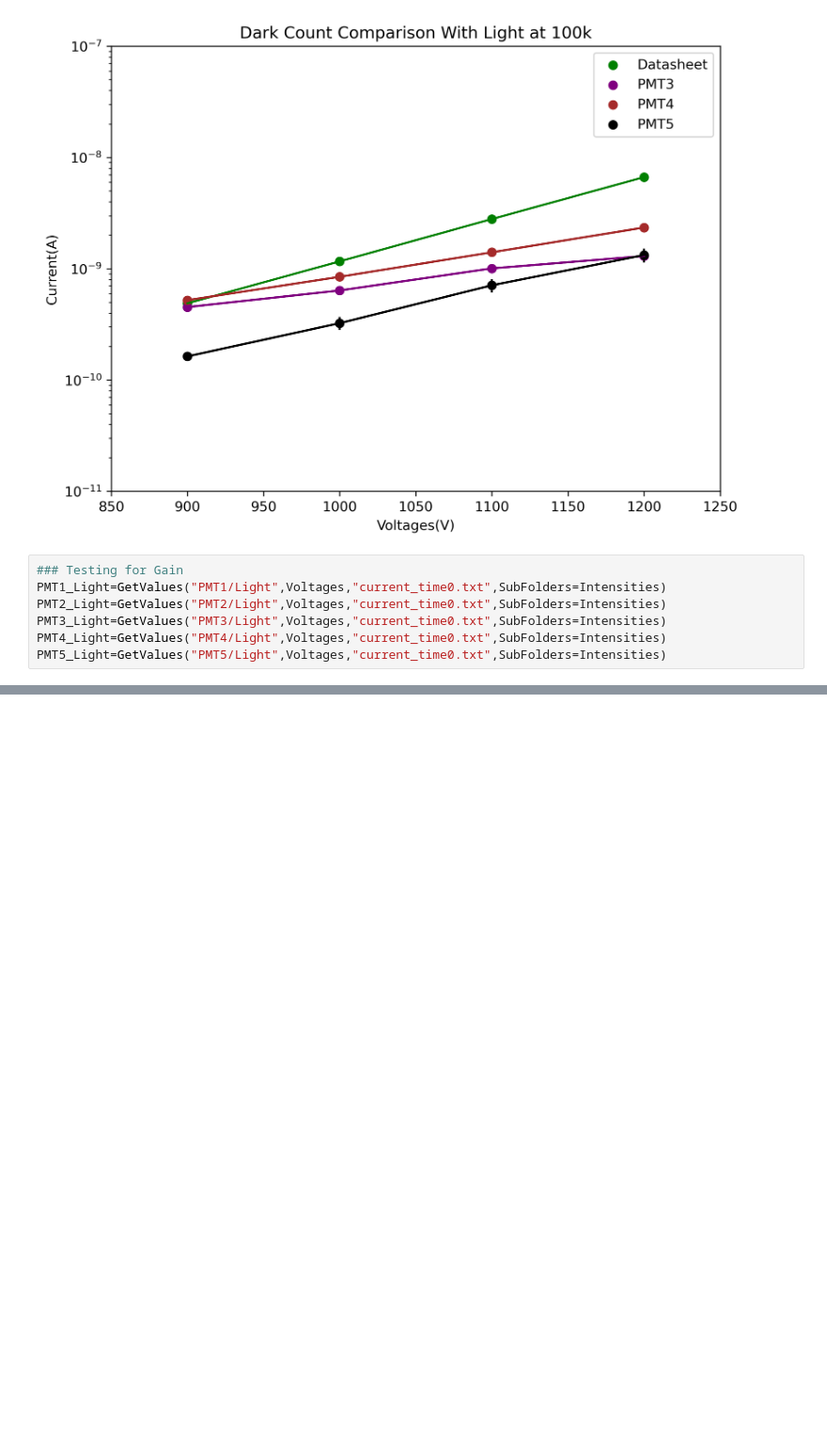
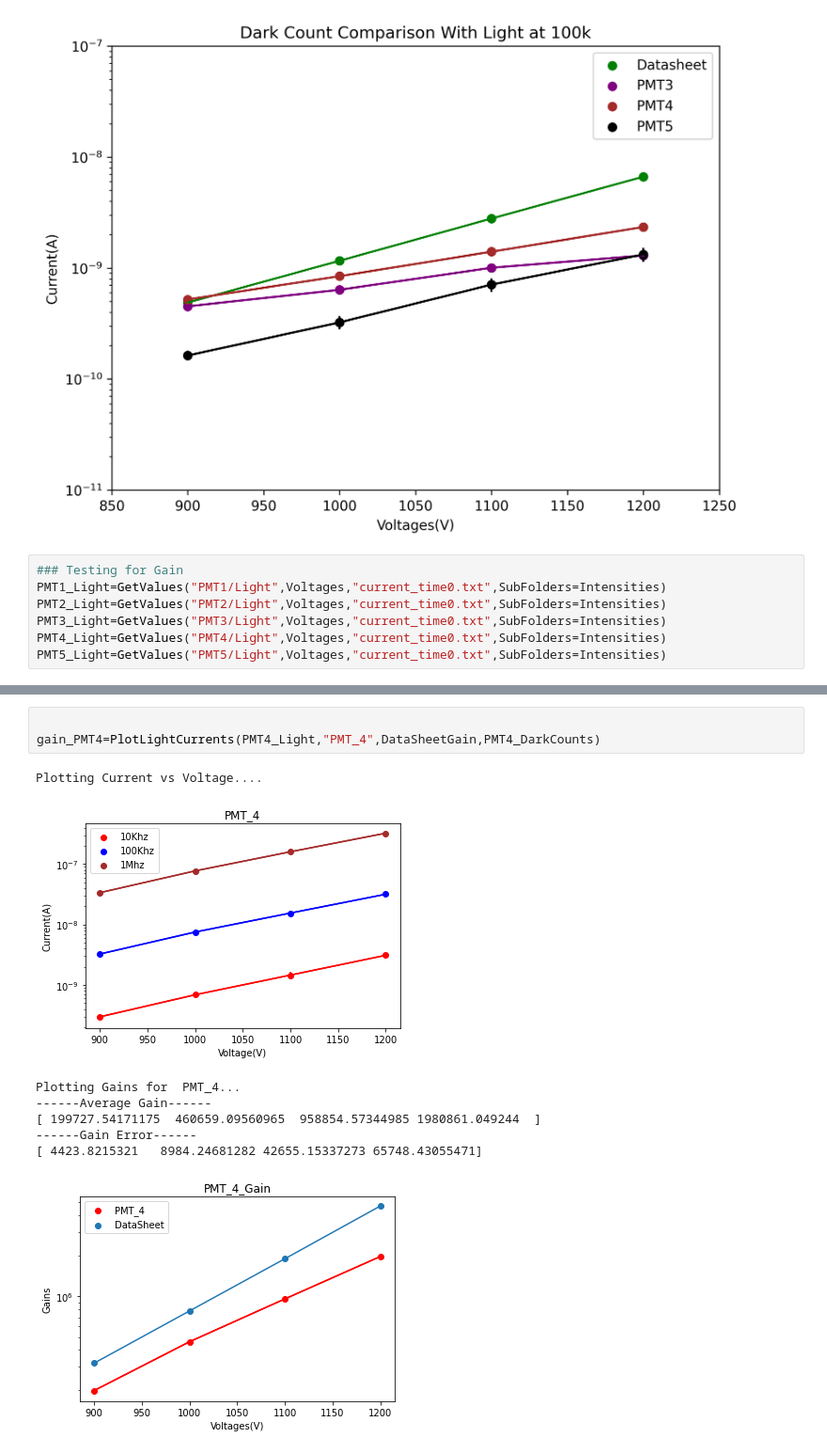
Before and after one commit to ilkerparmaksiz/Analysis, a Jupyter notebook: CRAB/Main/PMT_Characterization/PMT_Gain.ipynb, the cells around one changed output, grey strips where cells are left out. Shown at 94% size. Drawn from its saved outputs; the diff is of its cells as text; blank space fills up the shorter version.

```diff
--- a/CRAB/Main/PMT_Characterization/PMT_Gain.ipynb
+++ b/CRAB/Main/PMT_Characterization/PMT_Gain.ipynb
@@ -355 +414,13 @@ NameError: name 'DarkCurrentPMt1' is not defined
+# %%
+
+gain_PMT4=PlotLightCurrents(PMT4_Light,"PMT_4",DataSheetGain,PMT4_DarkCounts)
+# %% [output]
+Plotting Current vs Voltage....
+[figure, added]
+Plotting Gains for  PMT_4...
+------Average Gain------
+[ 199727.54171175  460659.09560965  958854.57344985 1980861.049244  ]
+------Gain Error------
+[ 4423.8215321   8984.24681282 42655.15337273 65748.43055471]
+[figure, added]
 # %%
```
Also changed, not shown: parts of 15 cells of this notebook.
